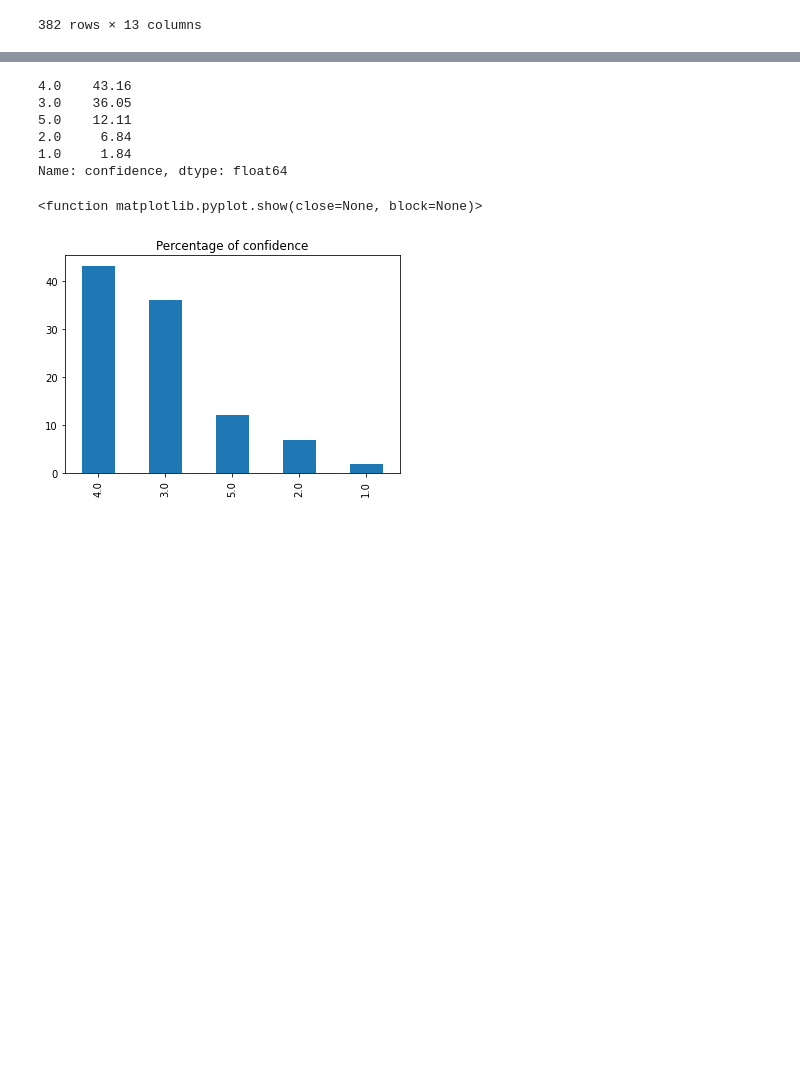
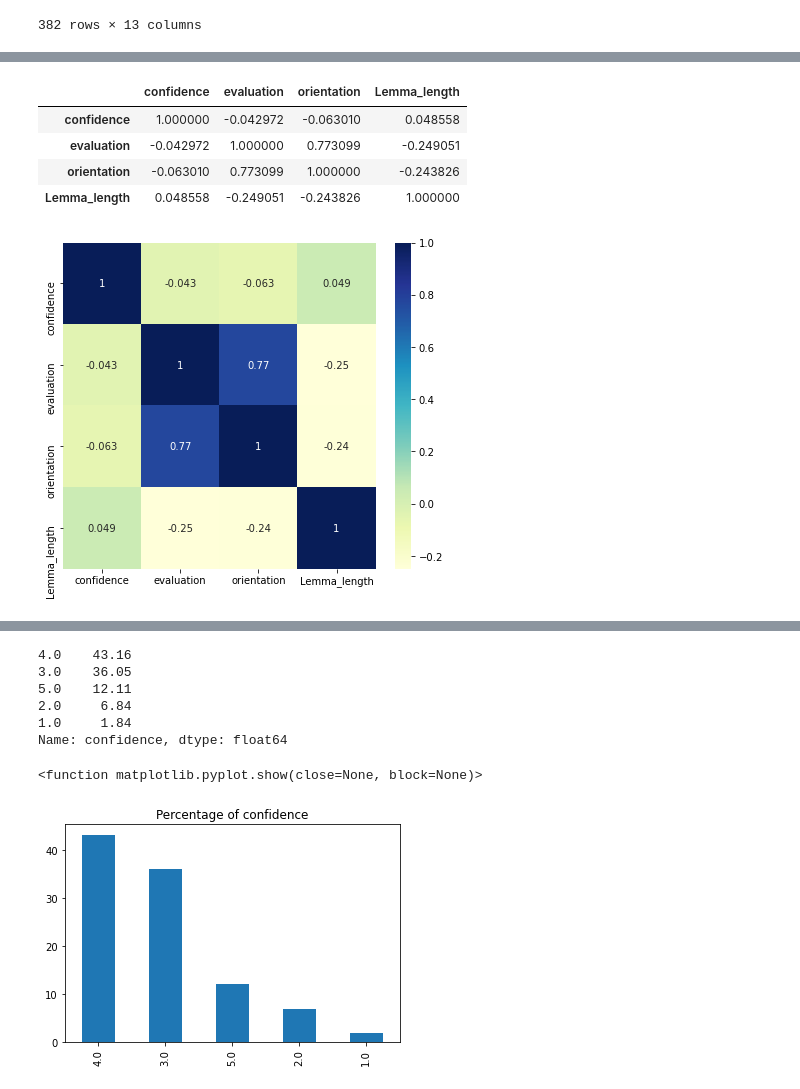
Before and after one commit to isanjawa/Sentiment-analysis-on-Peers-Reviews, a Jupyter notebook: Preliminary_decisions.ipynb, the cells around one changed output, grey strips where cells are left out. Saved outputs shown, nothing was run; the diff lists cells and outputs as text; code cells hidden in the pictures; blank space fills up the shorter version.

```diff
--- a/Preliminary_decisions.ipynb
+++ b/Preliminary_decisions.ipynb
@@ -72,0 +141,13 @@ df2
+# %%
+# Finding relationship between the variables
+plt.figure(figsize=(7,6))
+rel = df2[['confidence','evaluation', 'orientation', 'Lemma_length']].corr()
+sns.heatmap(rel, cmap = "YlGnBu", annot=True)
+rel
+# %% [output]
+|  | confidence | evaluation | orientation | Lemma_length |
+| confidence | 1.000000 | -0.042972 | -0.063010 | 0.048558 |
+| evaluation | -0.042972 | 1.000000 | 0.773099 | -0.249051 |
+| orientation | -0.063010 | 0.773099 | 1.000000 | -0.243826 |
+| Lemma_length | 0.048558 | -0.249051 | -0.243826 | 1.000000 |
+[figure, added]
```
Also changed, not shown: parts of 42 cells of this notebook, 3 other files.
